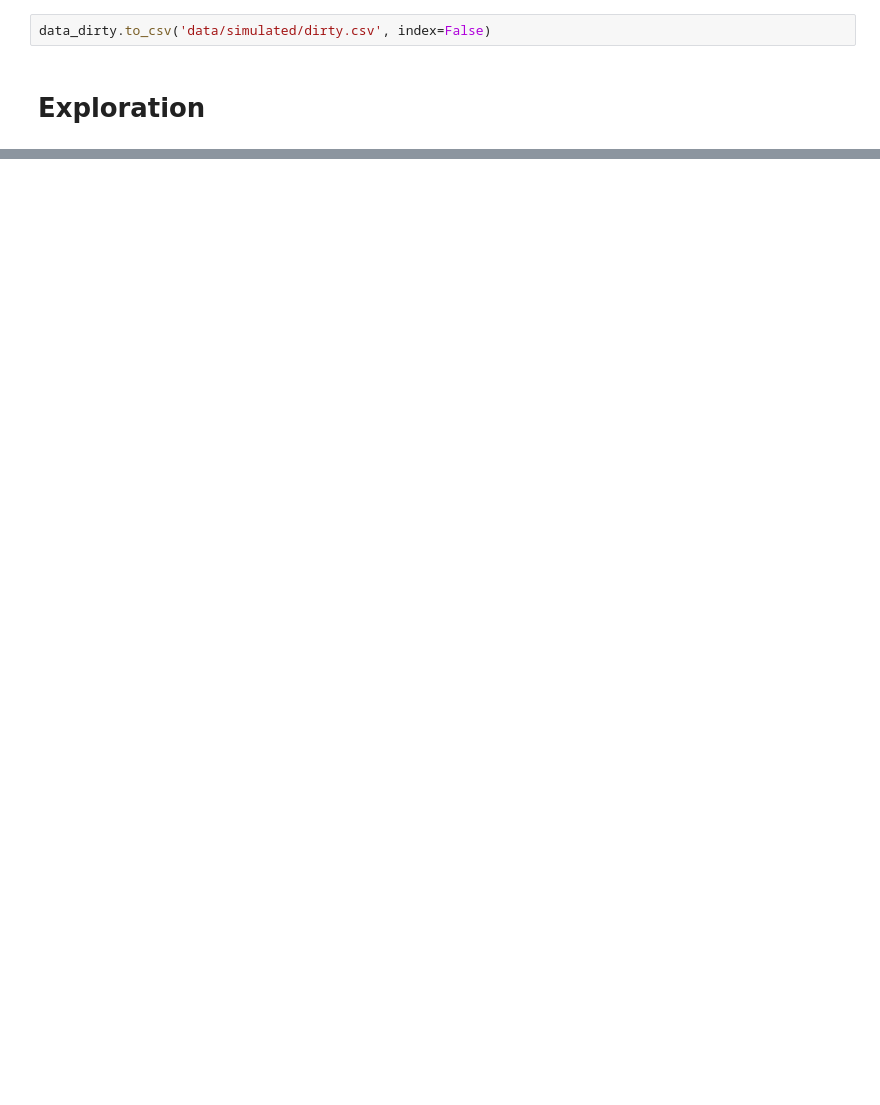
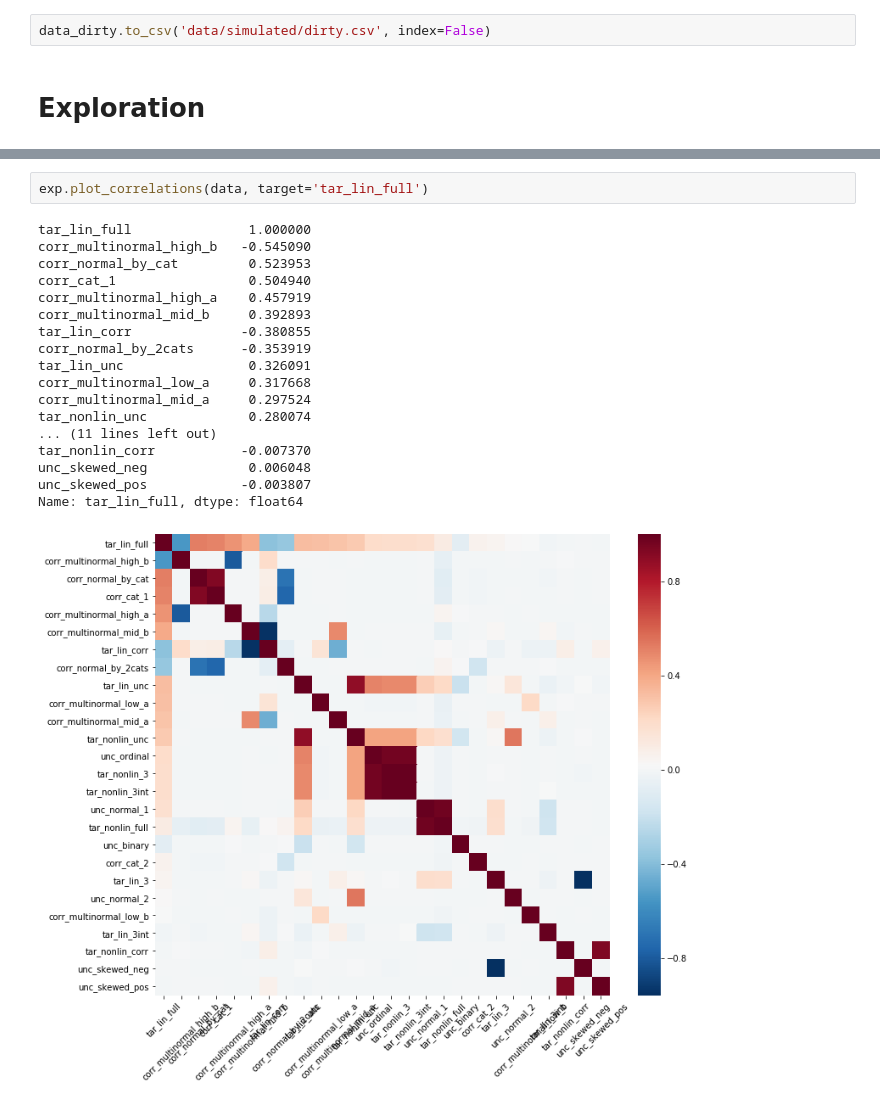
Before and after one commit to lucabasa/ML-algorithms-and-experiments, a Jupyter notebook: 01 - data_generation.ipynb, the cells around one changed output, grey strips where cells are left out. Saved outputs shown, nothing was run; the diff lists cells and outputs as text; blank space fills up the shorter version.

```diff
--- a/01 - data_generation.ipynb
+++ b/01 - data_generation.ipynb
@@ -326,0 +387,21 @@ data_dirty.to_csv('data/simulated/dirty.csv', index=False)
+# %%
+exp.plot_correlations(data, target='tar_lin_full')
+# %% [output]
+tar_lin_full               1.000000
+corr_multinormal_high_b   -0.545090
+corr_normal_by_cat         0.523953
+corr_cat_1                 0.504940
+corr_multinormal_high_a    0.457919
+corr_multinormal_mid_b     0.392893
+tar_lin_corr              -0.380855
+corr_normal_by_2cats      -0.353919
+tar_lin_unc                0.326091
+corr_multinormal_low_a     0.317668
+corr_multinormal_mid_a     0.297524
+tar_nonlin_unc             0.280074
+... (11 lines left out)
+tar_nonlin_corr           -0.007370
+unc_skewed_neg             0.006048
+unc_skewed_pos            -0.003807
+Name: tar_lin_full, dtype: float64
+[figure, added]
```
Also changed, not shown: parts of 9 cells of this notebook, 2 other files.
